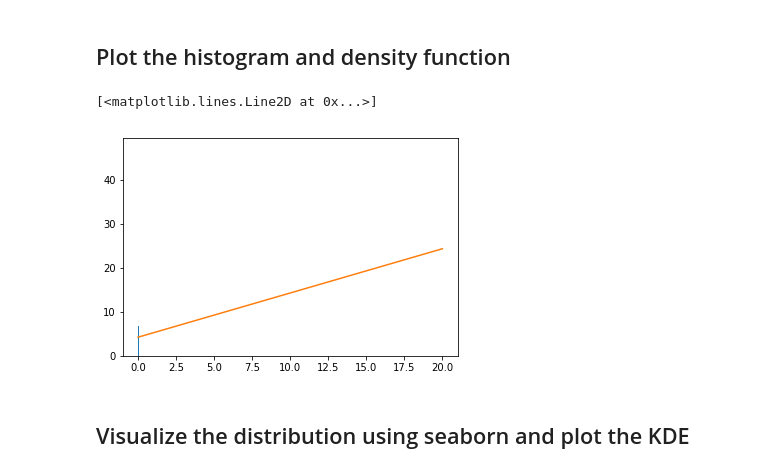
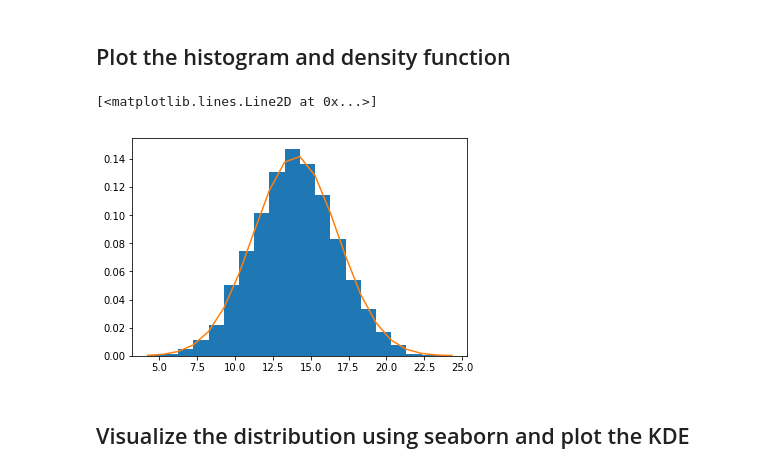
Before and after one commit to lnhdn/dsc-normal-distribution-lab-nyc-ds-career-042219, a Jupyter notebook: index.ipynb, the cells around one changed output. Saved outputs shown, nothing was run; the diff lists cells and outputs as text; code cells hidden in the pictures.

```diff
--- a/index.ipynb
+++ b/index.ipynb
@@ -63,10 +63,10 @@ array([0.00032202, 0.0010578 , 0.00305417, 0.00775077, 0.01728867,
 # %%
 # Plot histogram along with the density function
 plt.hist(s, 20, density = True)
-plt.plot(bins)
+plt.plot(bins, density)
 # %% [output]
 [<matplotlib.lines.Line2D at 0x...>]
-[figure, old version]
+[figure, new version]
 # %% [markdown]
 ## Visualize the distribution using seaborn and plot the KDE
 # %%
```
